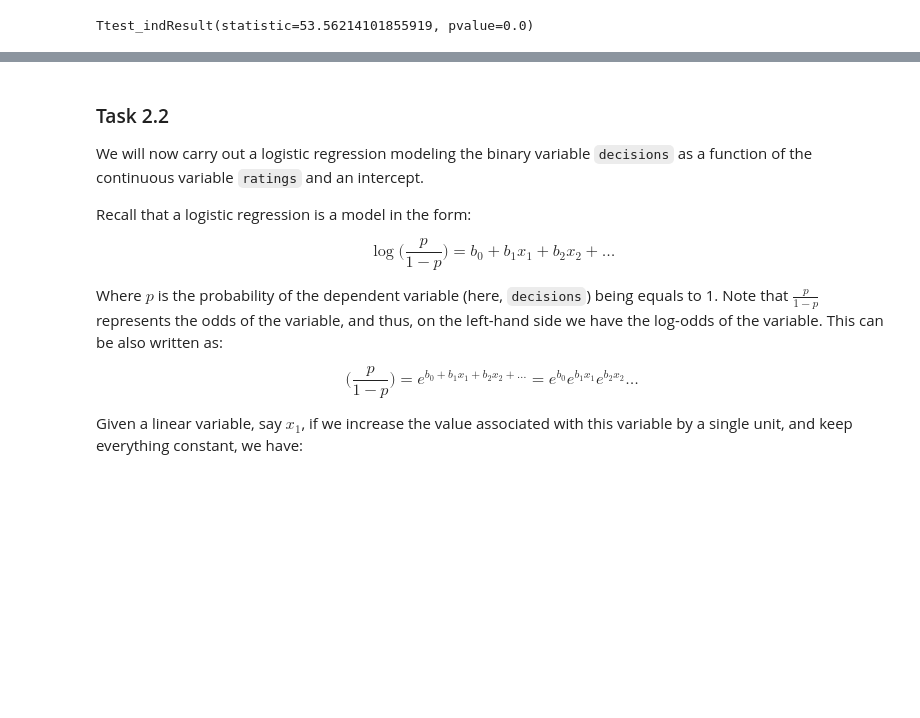
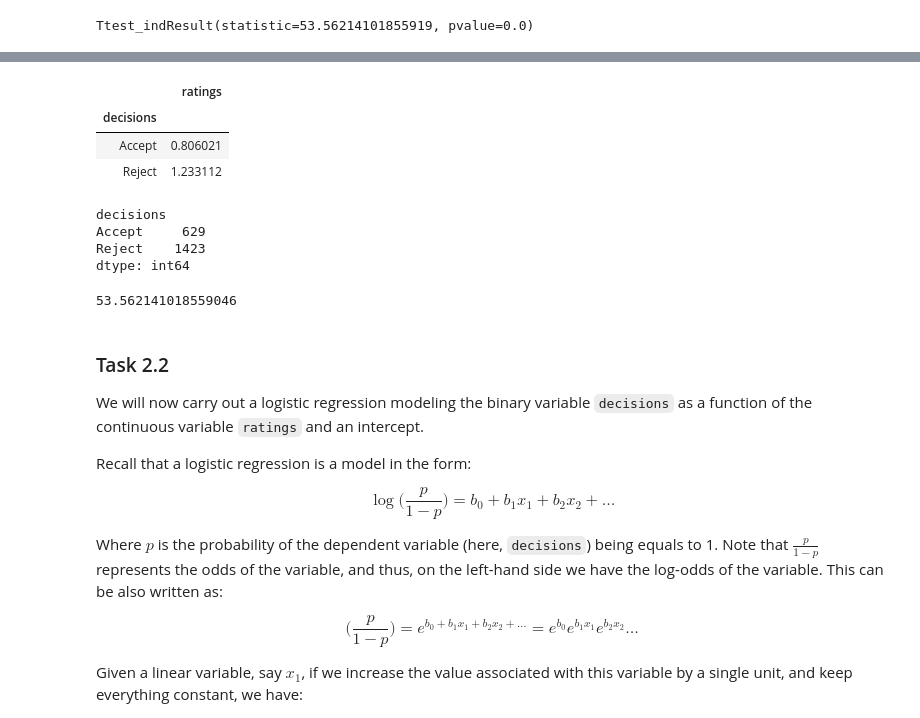
Before and after one commit to dust629/ada2020_teamwork, a Jupyter notebook: hw2_jos.ipynb, the cells around one changed output, grey strips where cells are left out. Cells and saved outputs as stored; diff of their text form; code cells hidden in the pictures; blank space fills up the shorter version.

```diff
--- a/hw2_jos.ipynb
+++ b/hw2_jos.ipynb
@@ -826,3 +836,30 @@ The result confirms that the means are significantly different. The null-hypothe
+# %%
+publications_2020_ratings_std = publications_2020.groupby(["decisions"]).std()[["ratings"]]
+publications_2020_ratings_std
+# %% [output]
+|  | ratings |
+| decisions |  |
+| Accept | 0.806021 |
+| Reject | 1.233112 |
+# %%
+publications_2020_ratings_n = publications_2020.groupby(["decisions"]).size()
+publications_2020_ratings_n
+# %% [output]
+decisions
+Accept     629
+Reject    1423
+dtype: int64
+# %%
+s1_norm = publications_2020_ratings_std["ratings"][0]**2/publications_2020_ratings_n[0]
+s2_norm = publications_2020_ratings_std["ratings"][1]**2/publications_2020_ratings_n[1]
+
+accept_mean = publications_2020_ratings_means["ratings"][0]
+reject_mean = publications_2020_ratings_means["ratings"][1]
+
+t = (accept_mean - reject_mean)/np.sqrt(s1_norm + s2_norm)
+t
+# %% [output]
+53.562141018559046
 # %% [markdown]
 ### Task 2.2
 
```
Also changed, not shown: parts of 6 cells of this notebook.
